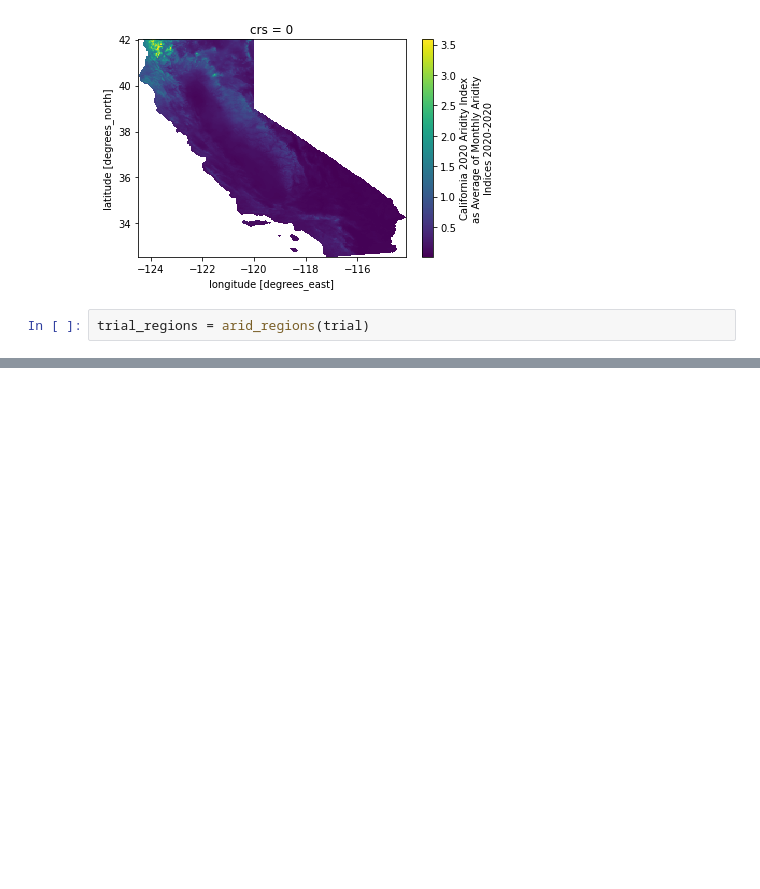
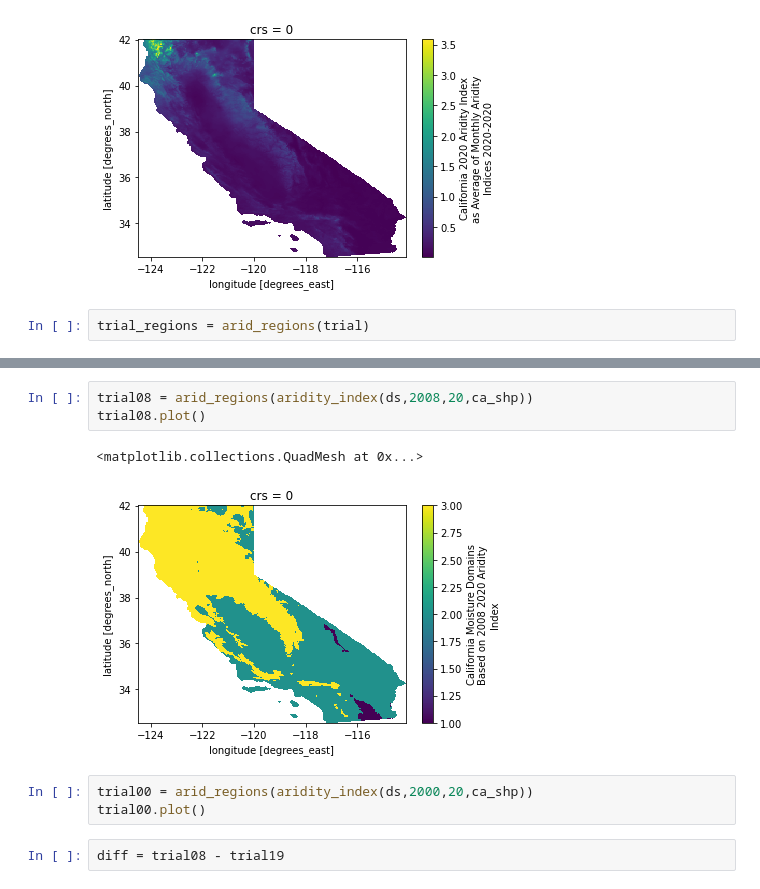
Before and after one commit to carmengg/PlanetComp_aridity_layer, a Jupyter notebook: ca_aridity_FUNCTIONS.ipynb, the cells around one changed output, grey strips where cells are left out. Cells and saved outputs as stored; diff of their text form; blank space fills up the shorter version.

```diff
--- a/ca_aridity_FUNCTIONS.ipynb
+++ b/ca_aridity_FUNCTIONS.ipynb
@@ -330,0 +286,11 @@ dtype('float32')
+# %%
+trial08 = arid_regions(aridity_index(ds,2008,20,ca_shp))
+trial08.plot()
+# %% [output]
+<matplotlib.collections.QuadMesh at 0x...>
+[figure, added]
+# %%
+trial00 = arid_regions(aridity_index(ds,2000,20,ca_shp))
+trial00.plot()
+# %%
+diff = trial08 - trial19
```
Also changed, not shown: parts of 36 cells of this notebook, 1 other file.
